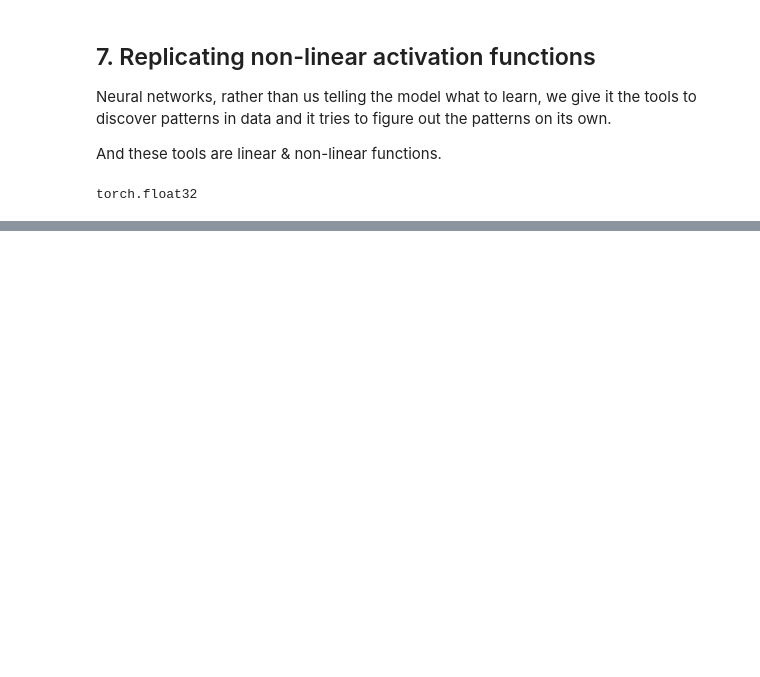
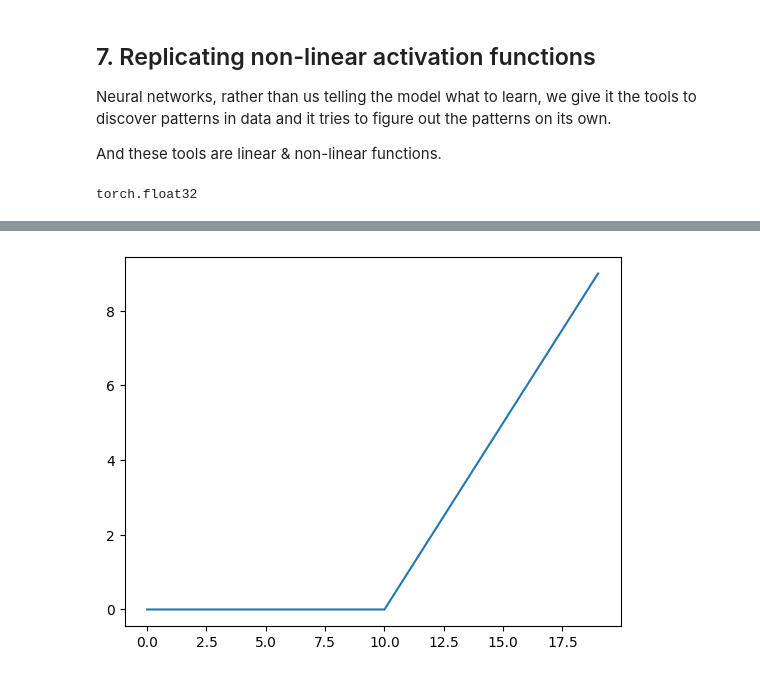
Before and after one commit to Carsoboss/pytorch_fundamentals, a Jupyter notebook: 02_pytorch_classification.ipynb, the cells around one changed output, grey strips where cells are left out. Saved outputs shown, nothing was run; the diff lists cells and outputs as text; code cells hidden in the pictures; blank space fills up the shorter version.

```diff
--- a/02_pytorch_classification.ipynb
+++ b/02_pytorch_classification.ipynb
@@ -905,0 +933,5 @@ torch.float32
+# %%
+# Plot ReLU activation function
+plt.plot(relu(A));
+# %% [output]
+[figure, added]
```
Also changed, not shown: parts of 16 cells of this notebook.
